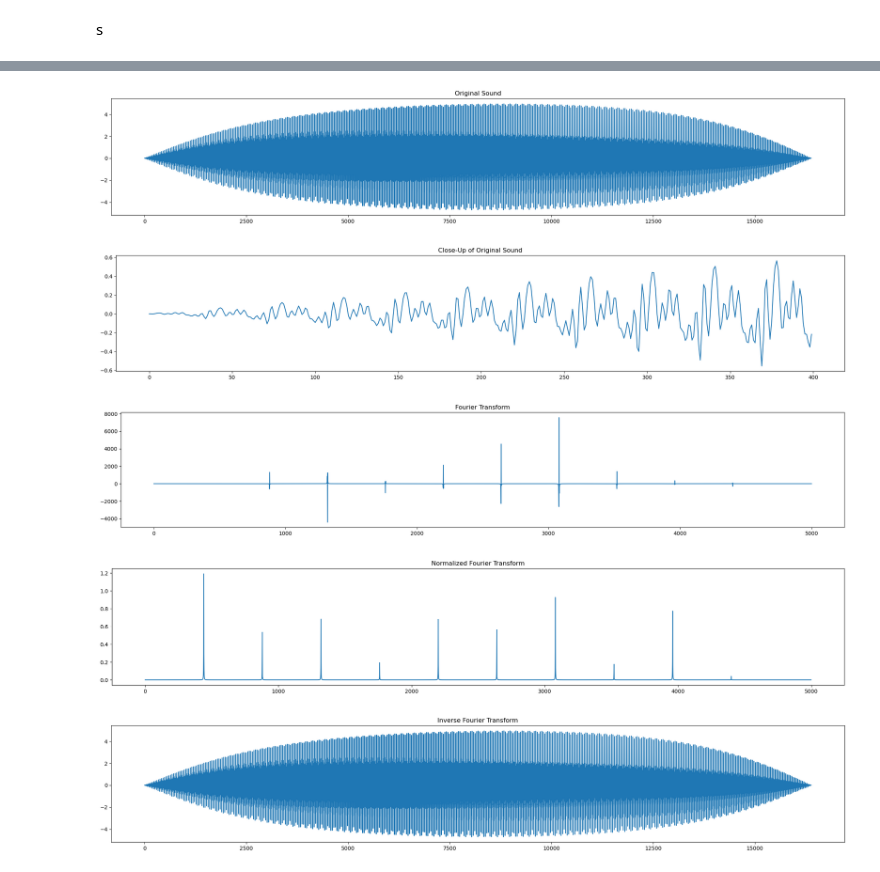
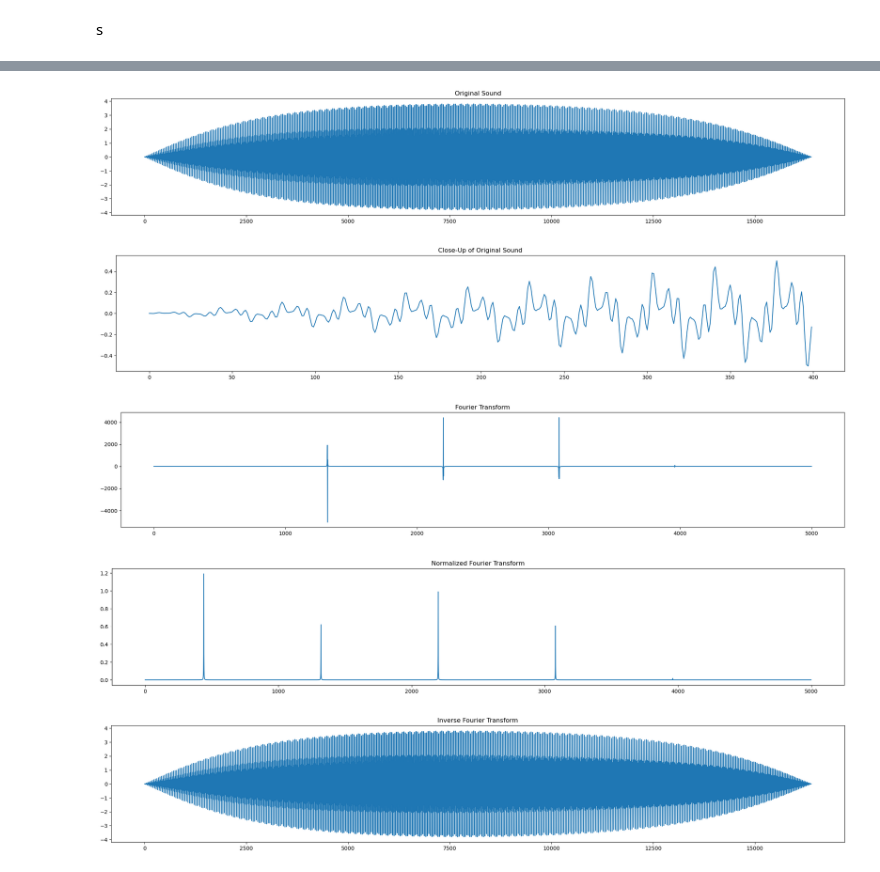
Before and after one commit to NDC227/IntroComputerMusic, a Jupyter notebook: sound_processing.ipynb, the cells around one changed output, grey strips where cells are left out. Drawn from its saved outputs; the diff is of its cells as text; code cells hidden in the pictures.

```diff
--- a/sound_processing.ipynb
+++ b/sound_processing.ipynb
@@ -34,9 +34,13 @@ def overlay_waves(y1, y2, offset=0, wrap=False):
 
     return composite_y
 # %%
-def generate_pitch_with_overtones(n_samples, sampling_rate, amp, freq, n_overtones=10, overtone_noise=0, offset=0, strengths="harmonic", open=True):
+def generate_pitch_with_overtones(n_samples, sampling_rate, amp, freq,
+                                  n_overtones=10, overtone_noise=0, offset=0, strengths="harmonic",
+                                  open=True):
     _, composite_pitch = generate_sine_wave(freq, amp, n_samples, sampling_rate)
     for i in range(2, n_overtones + 1):
+        if not open and i % 2 == 0:
+            continue
         overtone_frequency = freq * i + np.random.normal(0, overtone_noise)
         if strengths == "harmonic":
             overtone_strength = amp / i
@@ -230,39 +246,43 @@ SAMPLING_RATE = 16384
 N_SAMPLES = 16384
 PITCH_FREQUENCY = 440
 
-_, single_a4 = generate_pitch_with_overtones(N_SAMPLES, SAMPLING_RATE, amp=1, freq=440, n_overtones=10, offset=20, strengths="random", overtone_noise=0.1)
+# np.random.seed(1337)
+
+_, single_a4 = generate_pitch_with_overtones(N_SAMPLES, SAMPLING_RATE, amp=1, freq=440,
+                                             n_overtones=10, offset=20, strengths="random", overtone_noise=0.1,
+                                             open=False)
 single_a4 = soften_attack(single_a4, 0.1)
 single_a4 = soften_release(single_a4, 0.1)
 
 fourier_a4 = fourier_transform(single_a4)
 inverse_fourier = inverse_fourier_transform(fourier_a4)
 normalized_fourier_a4 = np.abs(fourier_a4) / (N_SAMPLES / 2)
 
 plt.figure(figsize=(25,4))
 plt.plot(np.arange(len(single_a4)), single_a4)
 plt.title("Original Sound")
 
 plt.figure(figsize=(25,4))
 plt.plot(np.arange(len(single_a4))[:400], single_a4[:400])
 plt.title("Close-Up of Original Sound")
 
 plt.figure(figsize=(25,4))
 plt.plot(np.arange(len(fourier_a4) // 2)[:5000], fourier_a4[:5000])
 plt.title("Fourier Transform")
 
 plt.figure(figsize=(25,4))
 plt.plot(np.arange(len(normalized_fourier_a4) // 2)[:5000], normalized_fourier_a4[:5000])
 plt.title("Normalized Fourier Transform")
 
 plt.figure(figsize=(25,4))
 plt.plot(np.arange(len(inverse_fourier)), inverse_fourier)
 plt.title("Inverse Fourier Transform")
 
 ipd.Audio(single_a4, rate=16_000)
 # %% [output]
 [interactive output not drawn]
-[figure, old version]
+[figure, new version]
-[figure, old version]
+[figure, new version]
-[figure, old version]
+[figure, new version]
-[figure, old version]
+[figure, new version]
-[figure, old version]
+[figure, new version]
```
Also changed, not shown: parts of 8 cells of this notebook.
